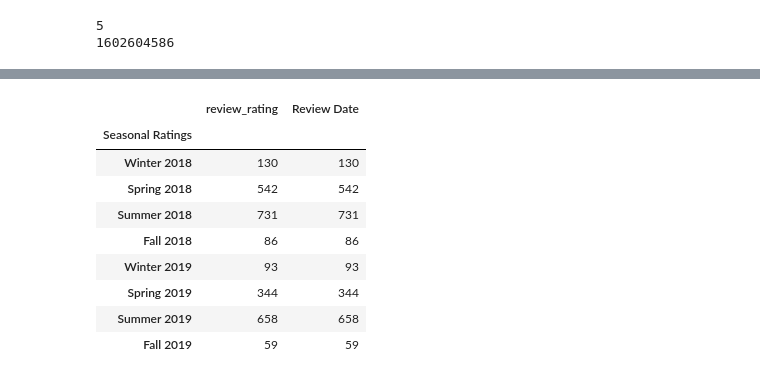
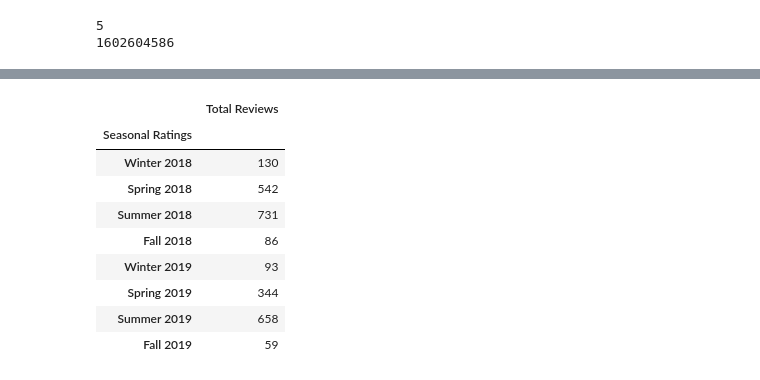
Before and after one commit to mattyk33/A-team, a Jupyter notebook: ATeamProjectPy.ipynb, the cells around one changed output, grey strips where cells are left out. Drawn from its saved outputs; the diff is of its cells as text; code cells hidden in the pictures.

```diff
--- a/ATeamProjectPy.ipynb
+++ b/ATeamProjectPy.ipynb
@@ -180,22 +128,26 @@ fiddlers_reviews.head(2664)
 # %%
 #month_counts = fiddlers_reviews['Review Date'].value_counts()
 fiddlers_counts = fiddlers_reviews.copy()
 
 ranges = [201800, 201804, 201807, 201810, 201901, 201904, 201907, 201910, 201912]
 bins = ["Winter 2018", "Spring 2018", "Summer 2018", "Fall 2018", "Winter 2019", "Spring 2019", "Summer 2019", "Fall 2019"]
 
 fiddlers_counts["Seasonal Ratings"] = pd.cut(fiddlers_counts["Review Date"], ranges, labels = bins)
 
+
+
 fidd_seas_counts = fiddlers_counts.groupby(["Seasonal Ratings"]).count()
+fidd_seas_counts = fidd_seas_counts.drop('review_rating', 1)
+fidd_seas_counts = fidd_seas_counts.rename(columns={"Review Date": "Total Reviews"})
 fidd_seas_counts
 # %% [output]
-|  | review_rating | Review Date |
-| Seasonal Ratings |  |  |
-| Winter 2018 | 130 | 130 |
-| Spring 2018 | 542 | 542 |
-| Summer 2018 | 731 | 731 |
-| Fall 2018 | 86 | 86 |
-| Winter 2019 | 93 | 93 |
-| Spring 2019 | 344 | 344 |
-| Summer 2019 | 658 | 658 |
-| Fall 2019 | 59 | 59 |
+|  | Total Reviews |
+| Seasonal Ratings |  |
+| Winter 2018 | 130 |
+| Spring 2018 | 542 |
+| Summer 2018 | 731 |
+| Fall 2018 | 86 |
+| Winter 2019 | 93 |
+| Spring 2019 | 344 |
+| Summer 2019 | 658 |
+| Fall 2019 | 59 |
```
Also changed, not shown: parts of 23 cells of this notebook.
